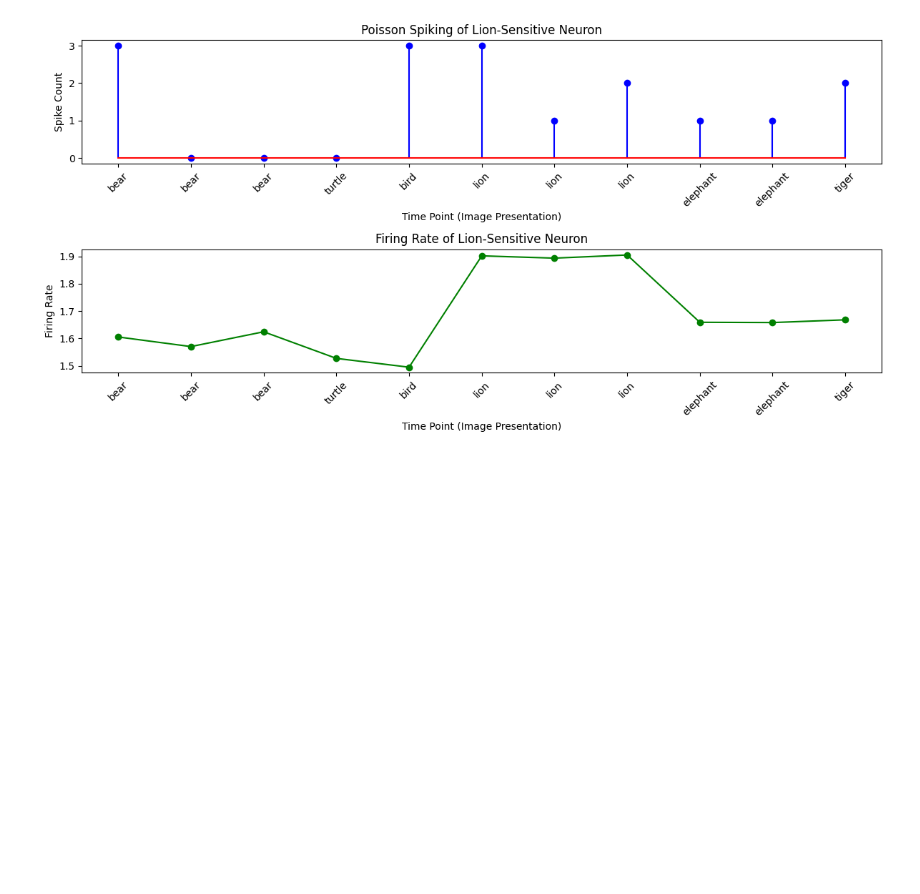
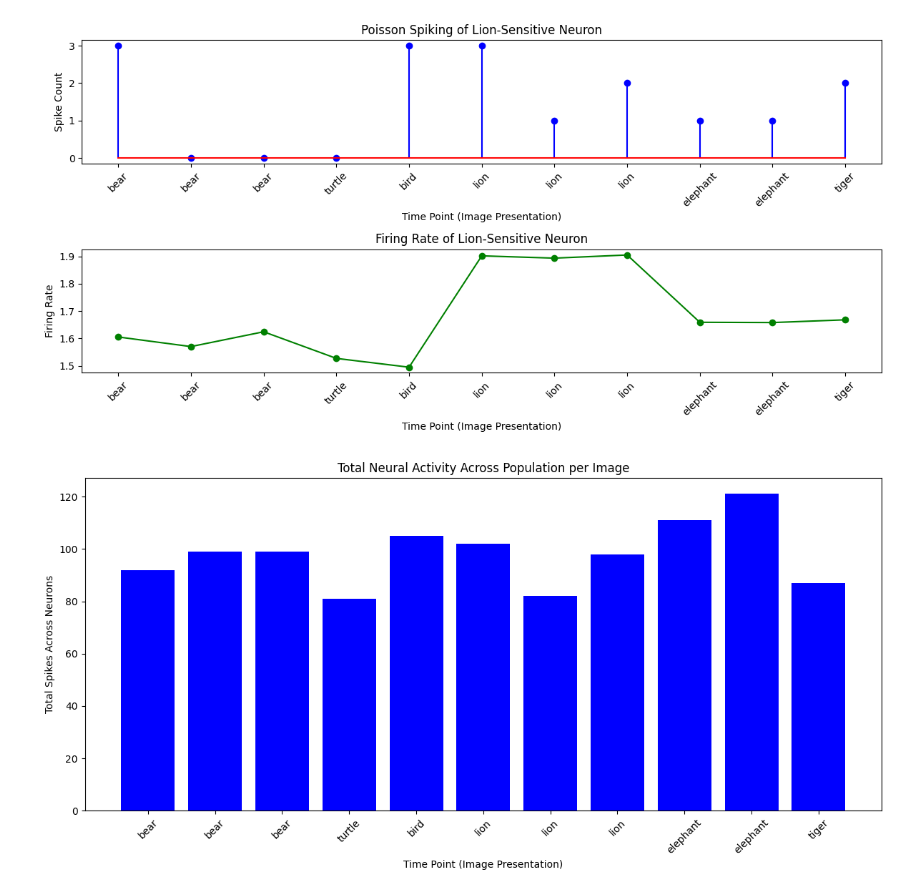
Before and after one commit to mariakesa/NeuroGarage, a Jupyter notebook: null_simulations/poc.ipynb, the cells around one changed output. Saved outputs shown, nothing was run; the diff lists cells and outputs as text; code cells hidden in the pictures; blank space fills up the shorter version.

```diff
--- a/null_simulations/poc.ipynb
+++ b/null_simulations/poc.ipynb
@@ -332,3 +332,77 @@ plt.tight_layout()
 plt.show()
 # %% [output]
 [figure]
+# %%
+import numpy as np
+import matplotlib.pyplot as plt
+
+# Provided labels for the images
+labels = ['bear', 'bear', 'bear', 'turtle', 'bird', 'lion', 'lion', 'lion', 'elephant', 'elephant', 'tiger']
+
+# Load or generate embeddings for the images
+# Replace this with your actual embeddings
+# embeddings = dat['natural_scenes'][:len(labels)]
+# For demonstration purposes, we'll generate random embeddings (replace with your actual embeddings)
+np.random.seed(42)
+embedding_dim = 768  # Example embedding dimensionality
+embeddings = dat['natural_scenes'][:len(labels)]
+
+# Normalize the embeddings to have unit length (L2 norm = 1)
+embeddings_norm = embeddings / np.linalg.norm(embeddings, axis=1, keepdims=True)
+
+# Simulate a population of neurons with random selectivities
+num_neurons = 100  # Number of neurons in the population
+
+# Generate random weight vectors for neurons (selectivity directions)
+neuron_weights = np.random.randn(num_neurons, embedding_dim)
+# Normalize the neuron weights to have unit length
+neuron_weights_norm = neuron_weights / np.linalg.norm(neuron_weights, axis=1, keepdims=True)
+
+# Define the bias term for each neuron (can be zeros or random)
+biases = np.zeros(num_neurons)
+
+# Linear-Nonlinear-Poisson model
+def compute_lnp_neural_activity(embeddings, neuron_weights, biases):
+    """
+    Compute neural activity for a population of neurons using the LNP model.
+
+    Parameters:
+    - embeddings: array of shape (num_samples, embedding_dim)
+    - neuron_weights: array of shape (num_neurons, embedding_dim)
+    - biases: array of shape (num_neurons,)
+
+    Returns:
+    - spikes: array of shape (num_samples, num_neurons)
+    - rates: array of shape (num_samples, num_neurons)
+    """
+    # Linear stage: Compute the dot product between embeddings and neuron weights
+    # Resulting in a matrix of shape (num_samples, num_neurons)
+    linear_response = np.dot(embeddings, neuron_weights.T) + biases  # Broadcasting biases
+
+    # Nonlinear stage: Apply exponential non-linearity to get firing rates
+    rates = np.exp(linear_response)
+
+    # Poisson spiking stage: Simulate spikes based on Poisson distribution
+    spikes = np.random.poisson(rates)
+
+    return spikes, rates
+
+# Compute neural activity
+spikes, rates = compute_lnp_neural_activity(embeddings_norm, neuron_weights_norm, biases)
+
+# For visualization, let's sum the spikes across neurons for each sample
+total_spikes_per_sample = np.sum(spikes, axis=1)
+
+# Plot the total spikes per image presentation
+time_points = np.arange(len(labels))
+
+plt.figure(figsize=(12, 6))
+plt.bar(time_points, total_spikes_per_sample, color='b')
+plt.xticks(time_points, labels, rotation=45)
+plt.xlabel('Time Point (Image Presentation)')
+plt.ylabel('Total Spikes Across Neurons')
+plt.title('Total Neural Activity Across Population per Image')
+plt.tight_layout()
+plt.show()
+# %% [output]
+[figure, added]
```
Also changed, not shown: parts of 11 cells of this notebook, 3 other files.
